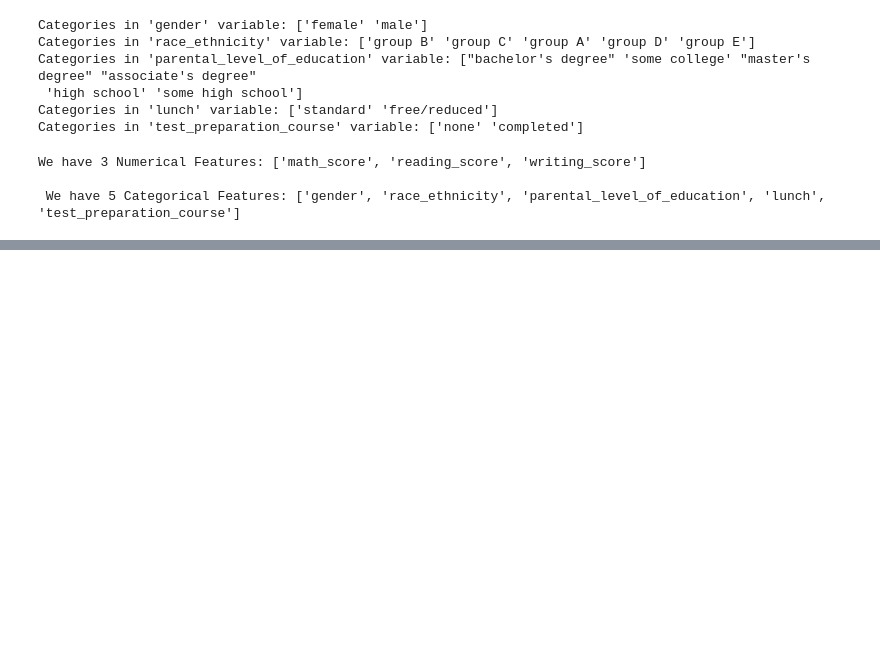
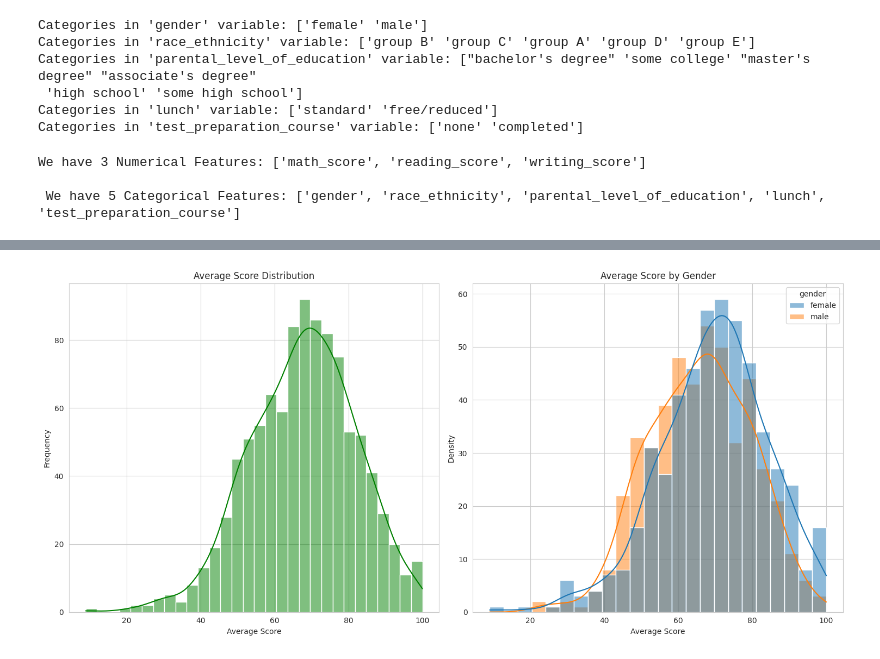
Before and after one commit to absisi44/MLproject, a Jupyter notebook: notebook/EDA STUDENT PREFORMANCE.ipynb, the cells around one changed output, grey strips where cells are left out. Cells and saved outputs as stored; diff of their text form; code cells hidden in the pictures; blank space fills up the shorter version.

```diff
--- a/notebook/EDA STUDENT PREFORMANCE.ipynb
+++ b/notebook/EDA STUDENT PREFORMANCE.ipynb
@@ -222,0 +231,6 @@ We have 3 Numerical Features: ['math_score', 'reading_score', 'writing_score']
+# %%
+## Create to columns for the total score and average score
+df['total_score']=df['math_score'] + df['reading_score'] + df['writing_score']
+df['average']=df['total_score']/3
+## Show the first 5 rows of the dataset
+df.head()
@@ -222,0 +314,20 @@ We have 3 Numerical Features: ['math_score', 'reading_score', 'writing_score']
+# %%
+## Visualize average score distribution to make som conclusion
+fig, axs = plt.subplots(1, 2, figsize=(15, 7))
+
+# First plot: simple histogram
+sns.histplot(data=df, x='average', bins=30, kde=True, color='g', ax=axs[0])
+axs[0].set_title('Average Score Distribution')
+axs[0].set_xlabel('Average Score')
+axs[0].set_ylabel('Frequency')
+
+# Second plot: histogram with gender hue
+sns.histplot(data=df, x='average', kde=True, hue='gender', ax=axs[1])
+axs[1].set_title('Average Score by Gender')
+axs[1].set_xlabel('Average Score')
+axs[1].set_ylabel('Density')
+
+plt.tight_layout()
+plt.show()
+# %% [output]
+[figure, added]
```
Also changed, not shown: parts of 27 cells of this notebook, 6 other files.
